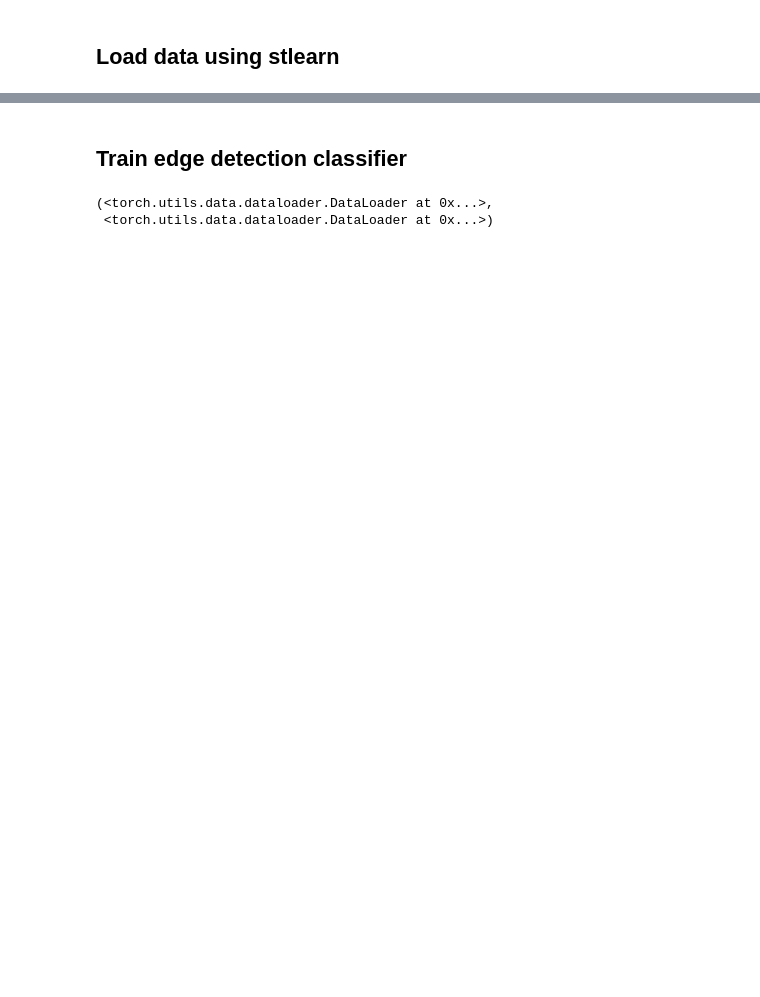
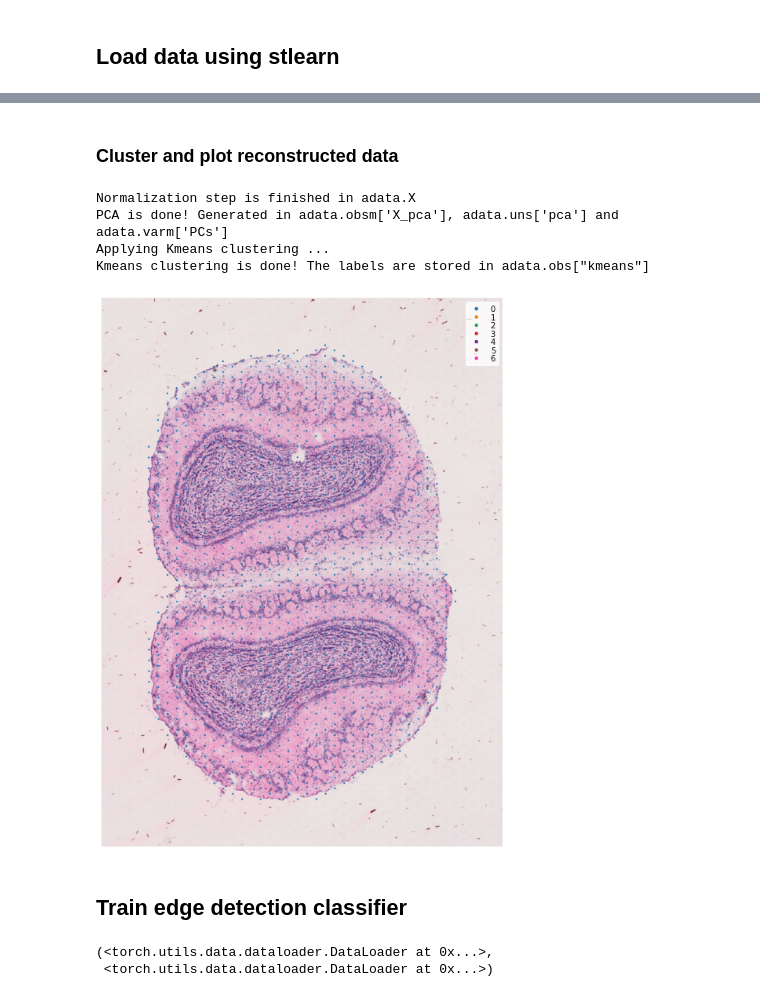
Before and after one commit to alonmoses/MSC-Final-Project, a Jupyter notebook: notebooks/main notebook.ipynb, the cells around one changed output, grey strips where cells are left out. Cells and saved outputs as stored; diff of their text form; code cells hidden in the pictures; blank space fills up the shorter version.

```diff
--- a/notebooks/main notebook.ipynb
+++ b/notebooks/main notebook.ipynb
@@ -144,0 +176,13 @@ Kmeans clustering is done! The labels are stored in adata.obs["kmeans"]
+# %%
+dataset, data = load_visium_data(dataset_name, 'spots_data', min_cells=177, min_counts=10)
+# %%
+params = {
+    'learning_rate': 0.1,
+    'optimizer': "SGD",
+    'latent_dim': 40,
+    'batch_size': 128
+}
+# %%
+number_of_spots = data.n_obs
+number_of_genes = data.n_vars
+nmf_model = NMF(number_of_genes, number_of_spots, params)
@@ -144,0 +221,2 @@ Kmeans clustering is done! The labels are stored in adata.obs["kmeans"]
+# %%
+df_expressions_preds, df_expressions_true, reconstructed_data = engine.create_reconstructed_data(nmf_model, dataset, data, device)
@@ -145,3 +241,13 @@ Kmeans clustering is done! The labels are stored in adata.obs["kmeans"]
+# %% [markdown]
+### Cluster and plot reconstructed data
+# %%
+engine.cluster_reconstructed_data(reconstructed_data)
+# %% [output]
+Normalization step is finished in adata.X
+PCA is done! Generated in adata.obsm['X_pca'], adata.uns['pca'] and adata.varm['PCs']
+Applying Kmeans clustering ...
+Kmeans clustering is done! The labels are stored in adata.obs["kmeans"]
+[figure, added]
 # %% [markdown]
 ## Train edge detection classifier
 # %%
```
Also changed, not shown: parts of 32 cells of this notebook, 3 other files.
